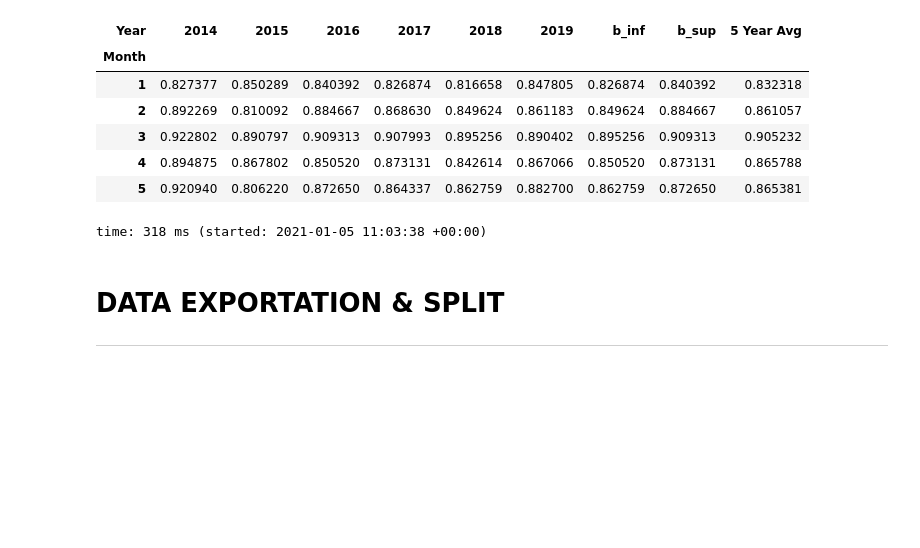
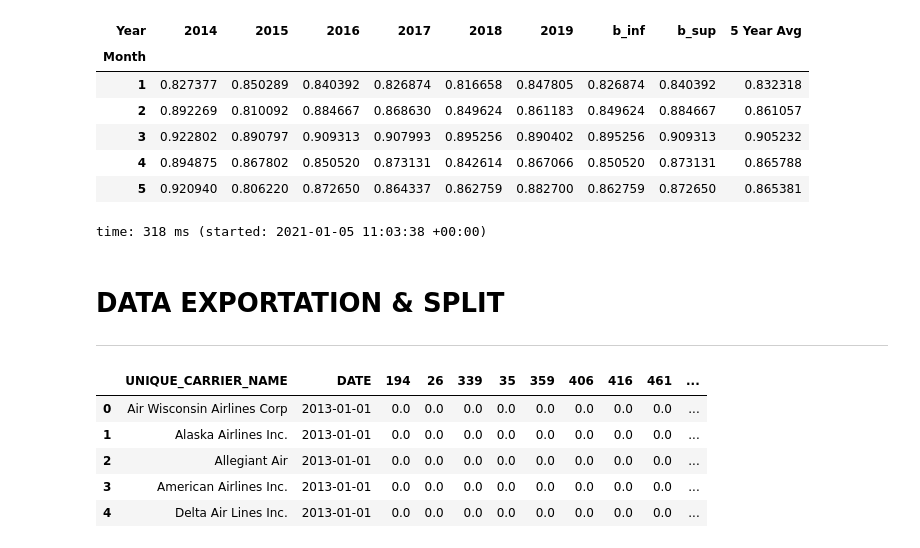
Before and after one commit to alexZajac/airlines_performance, a Jupyter notebook: explanations_professors/data_engineering.ipynb, the cells around one changed output. Saved outputs shown, nothing was run; the diff lists cells and outputs as text; code cells hidden in the pictures; blank space fills up the shorter version.

```diff
--- a/explanations_professors/data_engineering.ipynb
+++ b/explanations_professors/data_engineering.ipynb
@@ -790,8 +808,8 @@ time: 318 ms (started: 2021-01-05 11:03:38 +00:00)
 ---
 # %%
 y = featured_dataset[['UNIQUE_CARRIER_NAME', 'DATE', 'LOAD_FACTOR']].copy()
-X = featured_dataset.drop(columns = ['LOAD_FACTOR']).copy()
-date_ref1 = datetime.datetime(2014, 1, 1)
+X = featured_dataset.copy()
+date_ref1 = datetime.datetime(2013, 1, 1)
 date_ref2 = datetime.datetime(2018, 1, 1)
 date_ref3 = datetime.datetime(2019, 1, 1)
 date_ref4 = datetime.datetime(2020, 1, 1)
@@ -814,3 +832,12 @@ y_train_local.to_csv('y_train_local.csv')
 y_test_local.to_csv('y_test_local.csv')
 y_train_ramp.to_csv('y_train_ramp.csv')
 y_test_ramp.to_csv('y_test_ramp.csv')
+# %%
+X_train_local.head()
+# %% [output]
+|  | UNIQUE_CARRIER_NAME | DATE | 194 | 26 | 339 | 35 | 359 | 406 | 416 | 461 | ... |
+| 0 | Air Wisconsin Airlines Corp | 2013-01-01 | 0.0 | 0.0 | 0.0 | 0.0 | 0.0 | 0.0 | 0.0 | 0.0 | ... |
+| 1 | Alaska Airlines Inc. | 2013-01-01 | 0.0 | 0.0 | 0.0 | 0.0 | 0.0 | 0.0 | 0.0 | 0.0 | ... |
+| 2 | Allegiant Air | 2013-01-01 | 0.0 | 0.0 | 0.0 | 0.0 | 0.0 | 0.0 | 0.0 | 0.0 | ... |
+| 3 | American Airlines Inc. | 2013-01-01 | 0.0 | 0.0 | 0.0 | 0.0 | 0.0 | 0.0 | 0.0 | 0.0 | ... |
+| 4 | Delta Air Lines Inc. | 2013-01-01 | 0.0 | 0.0 | 0.0 | 0.0 | 0.0 | 0.0 | 0.0 | 0.0 | ... |
```
Also changed, not shown: parts of 12 cells of this notebook.
